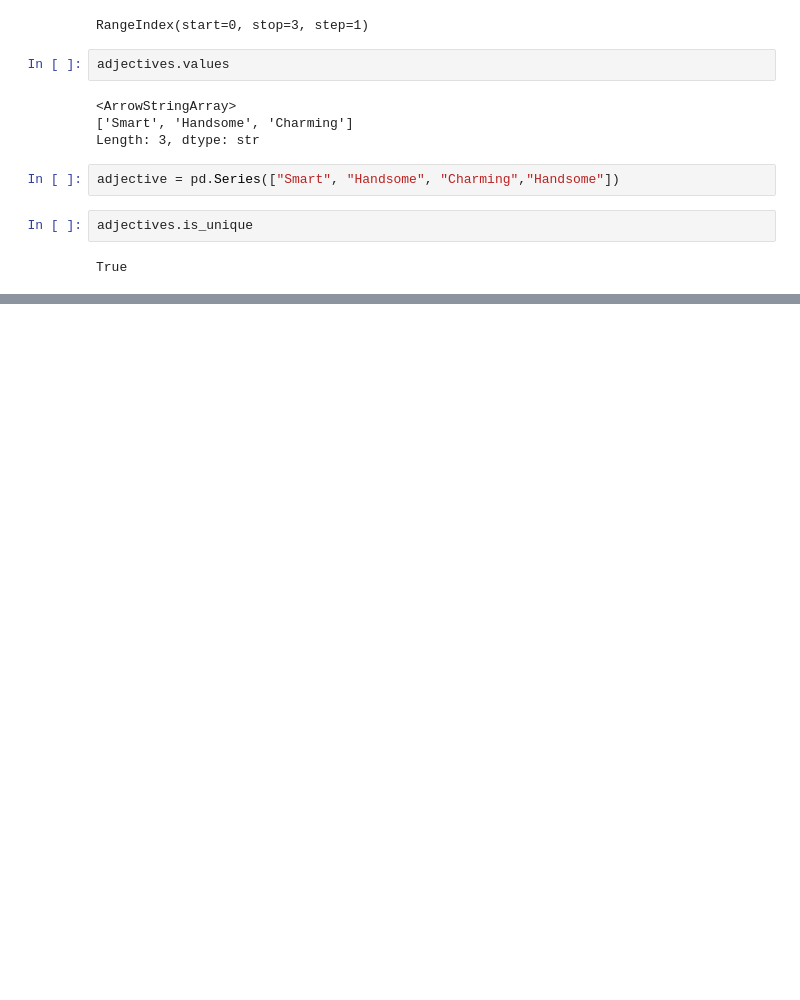
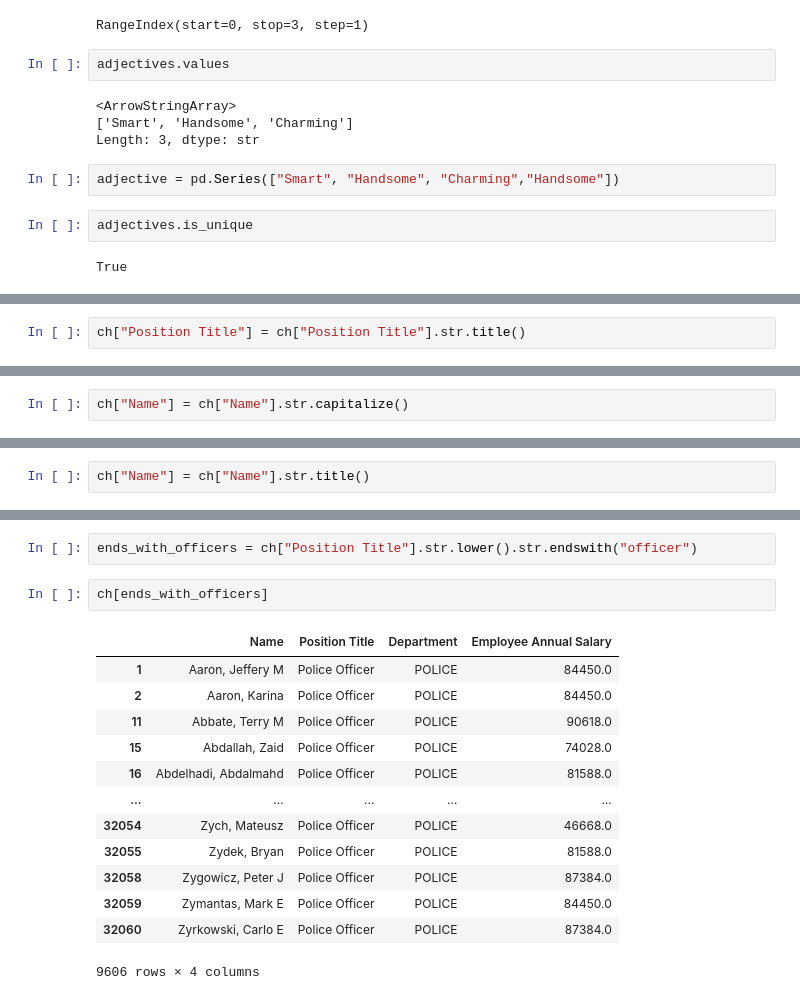
Before and after one commit to sthasarita/Pandas, a Jupyter notebook: Untitled3.ipynb, the cells around one changed output, grey strips where cells are left out. Cells and saved outputs as stored; diff of their text form; blank space fills up the shorter version.

```diff
--- a/Untitled3.ipynb
+++ b/Untitled3.ipynb
@@ -33,0 +50,2 @@ True
+# %%
+ch["Position Title"] = ch["Position Title"].str.title()
@@ -33,0 +61,2 @@ True
+# %%
+ch["Name"] = ch["Name"].str.capitalize()
@@ -33,0 +72,2 @@ True
+# %%
+ch["Name"] = ch["Name"].str.title()
@@ -33,0 +83,18 @@ True
+# %%
+ends_with_officers = ch["Position Title"].str.lower().str.endswith("officer")
+# %%
+ch[ends_with_officers]
+# %% [output]
+|  | Name | Position Title | Department | Employee Annual Salary |
+| 1 | Aaron, Jeffery M | Police Officer | POLICE | 84450.0 |
+| 2 | Aaron, Karina | Police Officer | POLICE | 84450.0 |
+| 11 | Abbate, Terry M | Police Officer | POLICE | 90618.0 |
+| 15 | Abdallah, Zaid | Police Officer | POLICE | 74028.0 |
+| 16 | Abdelhadi, Abdalmahd | Police Officer | POLICE | 81588.0 |
+| ... | ... | ... | ... | ... |
+| 32054 | Zych, Mateusz | Police Officer | POLICE | 46668.0 |
+| 32055 | Zydek, Bryan | Police Officer | POLICE | 81588.0 |
+| 32058 | Zygowicz, Peter J | Police Officer | POLICE | 87384.0 |
+| 32059 | Zymantas, Mark E | Police Officer | POLICE | 84450.0 |
+| 32060 | Zyrkowski, Carlo E | Police Officer | POLICE | 87384.0 |
+9606 rows × 4 columns
```
Also changed, not shown: parts of 54 cells of this notebook.
